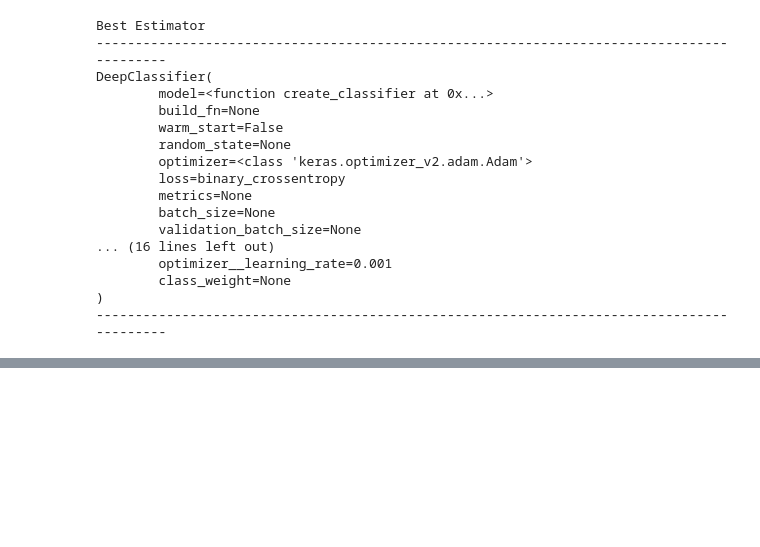
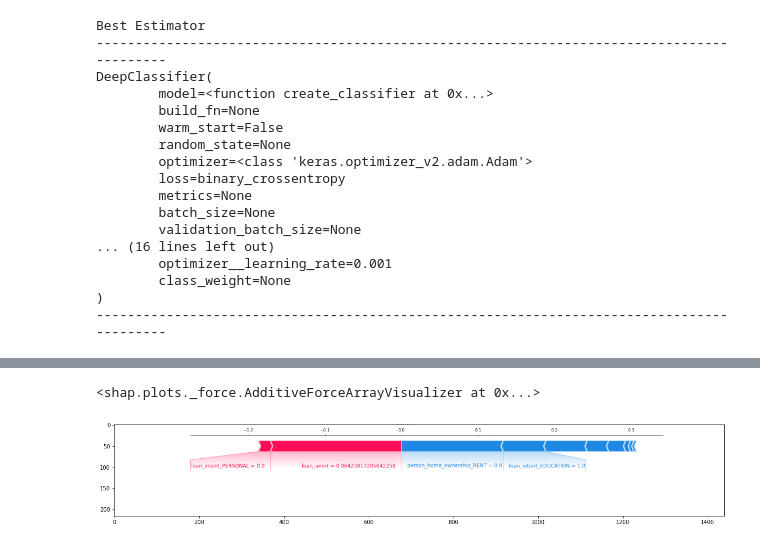
Before and after one commit to tblatrille/Keras_GridSearch, a Jupyter notebook: Classification.ipynb, the cells around one changed output, grey strips where cells are left out. Saved outputs shown, nothing was run; the diff lists cells and outputs as text; code cells hidden in the pictures; blank space fills up the shorter version.

Commit message:
plt .png shap

```diff
--- a/Classification.ipynb
+++ b/Classification.ipynb
@@ -324,0 +309,14 @@ display(HTML(shap_html))
+# %%
+plot
+# %% [output]
+<shap.plots._force.AdditiveForceArrayVisualizer at 0x...>
+# %%
+plot = shap.force_plot(explainer.expected_value, shap_values[0], pd.DataFrame(X_test[1300:1301,:], columns=X.columns), matplotlib=True, show=False)
+plt.savefig('uni_row_plot.png')
+plt.close()
+plt.figure(figsize = (20,4))
+img = mpimg.imread('uni_row_plot.png')
+plt.imshow(img)
+plt.show()
+# %% [output]
+[figure, added]
```
Also changed, not shown: parts of 8 cells of this notebook, 3 other files.
